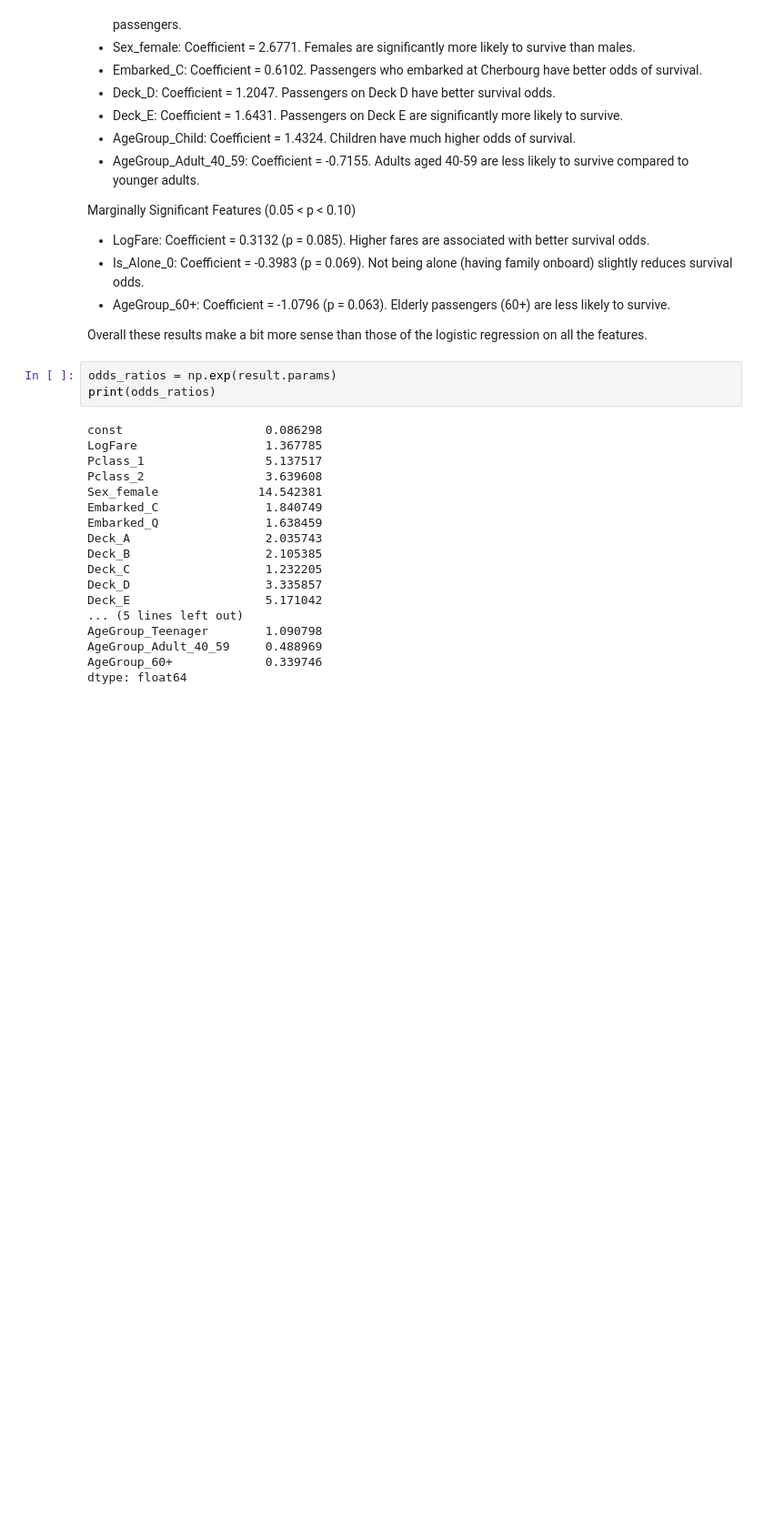
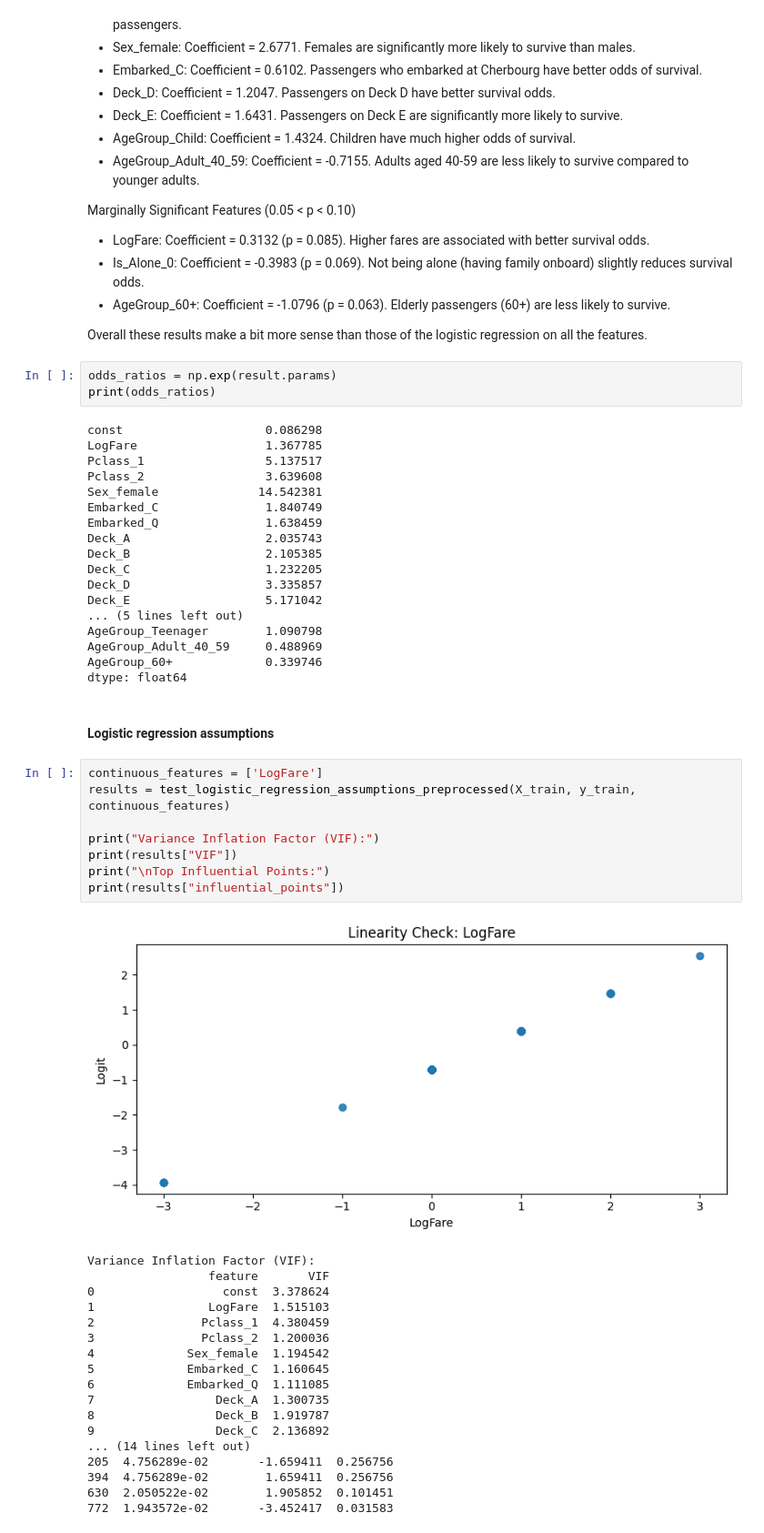
Before and after one commit to fdayde/kaggle-titanic, a Jupyter notebook: notebooks/02_data_analysis.ipynb, the cells around one changed output. Shown: that part at 91% size. Saved outputs shown, nothing was run; the diff lists cells and outputs as text; blank space fills up the shorter version.

Commit message:
feat(data analysis): add log reg assumptions test

```diff
--- a/notebooks/02_data_analysis.ipynb
+++ b/notebooks/02_data_analysis.ipynb
@@ -496,3 +496,32 @@ AgeGroup_Teenager        1.090798
 AgeGroup_Adult_40_59     0.488969
 AgeGroup_60+             0.339746
 dtype: float64
+# %% [markdown]
+#### Logistic regression assumptions
+# %%
+continuous_features = ['LogFare']
+results = test_logistic_regression_assumptions_preprocessed(X_train, y_train, continuous_features)
+
+print("Variance Inflation Factor (VIF):")
+print(results["VIF"])
+print("\nTop Influential Points:")
+print(results["influential_points"])
+# %% [output]
+[figure, added]
+Variance Inflation Factor (VIF):
+                 feature       VIF
+0                  const  3.378624
+1                LogFare  1.515103
+2               Pclass_1  4.380459
+3               Pclass_2  1.200036
+4             Sex_female  1.194542
+5             Embarked_C  1.160645
+6             Embarked_Q  1.111085
+7                 Deck_A  1.300735
+8                 Deck_B  1.919787
+9                 Deck_C  2.136892
+... (14 lines left out)
+205  4.756289e-02       -1.659411  0.256756
+394  4.756289e-02        1.659411  0.256756
+630  2.050522e-02        1.905852  0.101451
+772  1.943572e-02       -3.452417  0.031583
```
Also changed, not shown: parts of 3 cells of this notebook, 2 other files.
